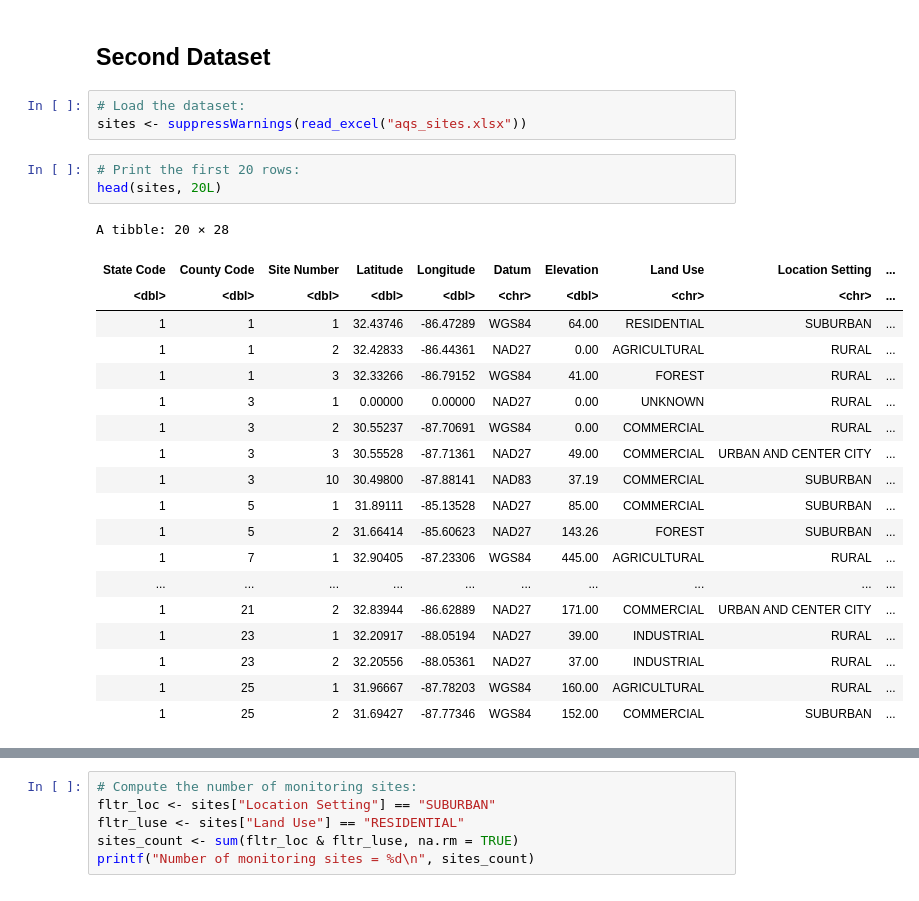
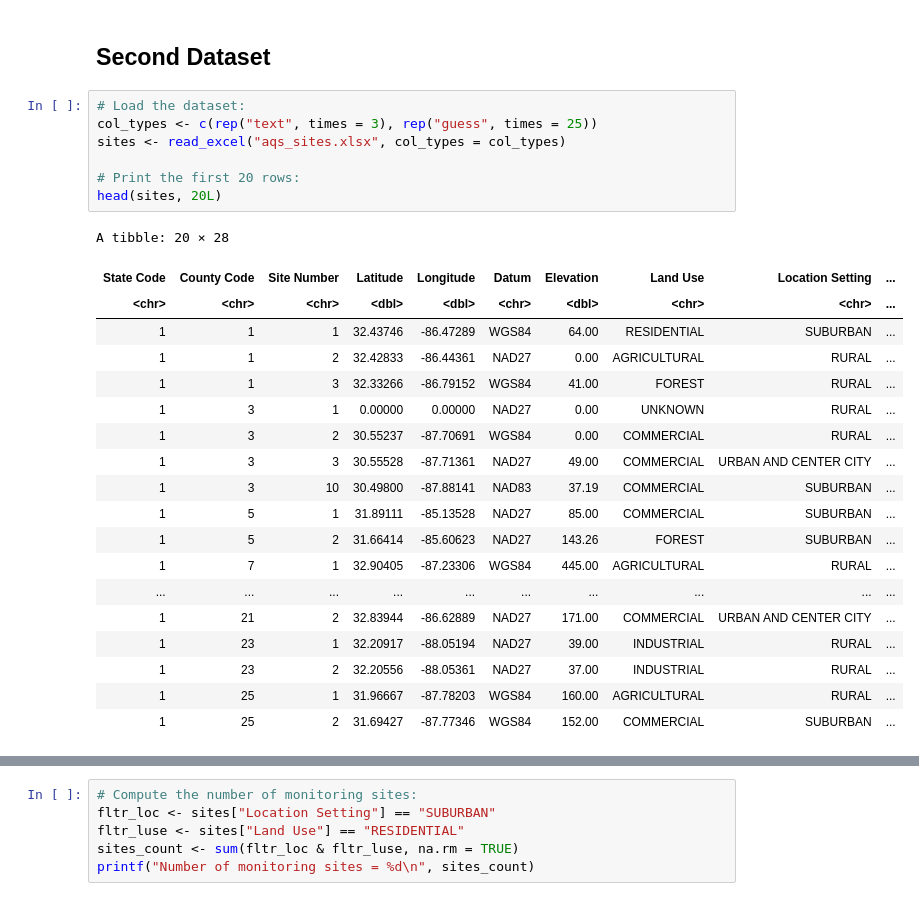
Before and after one commit to mwoitek/r-programming-johns-hopkins, a Jupyter notebook: quiz_reading_summarizing_data.ipynb, the cells around one changed output, grey strips where cells are left out. Cells and saved outputs as stored; diff of their text form.

```diff
--- a/quiz_reading_summarizing_data.ipynb
+++ b/quiz_reading_summarizing_data.ipynb
@@ -160,16 +132,17 @@ printf("Median level = %.4f\n", median_lvl)
 Median level = 0.4300
 # %% [markdown]
 ## Second Dataset
-# %%
-# Load the dataset:
-sites <- suppressWarnings(read_excel("aqs_sites.xlsx"))
 # %%
+# Load the dataset:
+col_types <- c(rep("text", times = 3), rep("guess", times = 25))
+sites <- read_excel("aqs_sites.xlsx", col_types = col_types)
+
 # Print the first 20 rows:
 head(sites, 20L)
 # %% [output]
 A tibble: 20 × 28
 | State Code | County Code | Site Number | Latitude | Longitude | Datum | Elevation | Land Use | Location Setting | ... |
-| <dbl> | <dbl> | <dbl> | <dbl> | <dbl> | <chr> | <dbl> | <chr> | <chr> | ... |
+| <chr> | <chr> | <chr> | <dbl> | <dbl> | <chr> | <dbl> | <chr> | <chr> | ... |
 | 1 | 1 | 1 | 32.43746 | -86.47289 | WGS84 | 64.00 | RESIDENTIAL | SUBURBAN | ... |
 | 1 | 1 | 2 | 32.42833 | -86.44361 | NAD27 | 0.00 | AGRICULTURAL | RURAL | ... |
 | 1 | 1 | 3 | 32.33266 | -86.79152 | WGS84 | 41.00 | FOREST | RURAL | ... |
```
Also changed, not shown: parts of 20 cells of this notebook, 1 other file.
